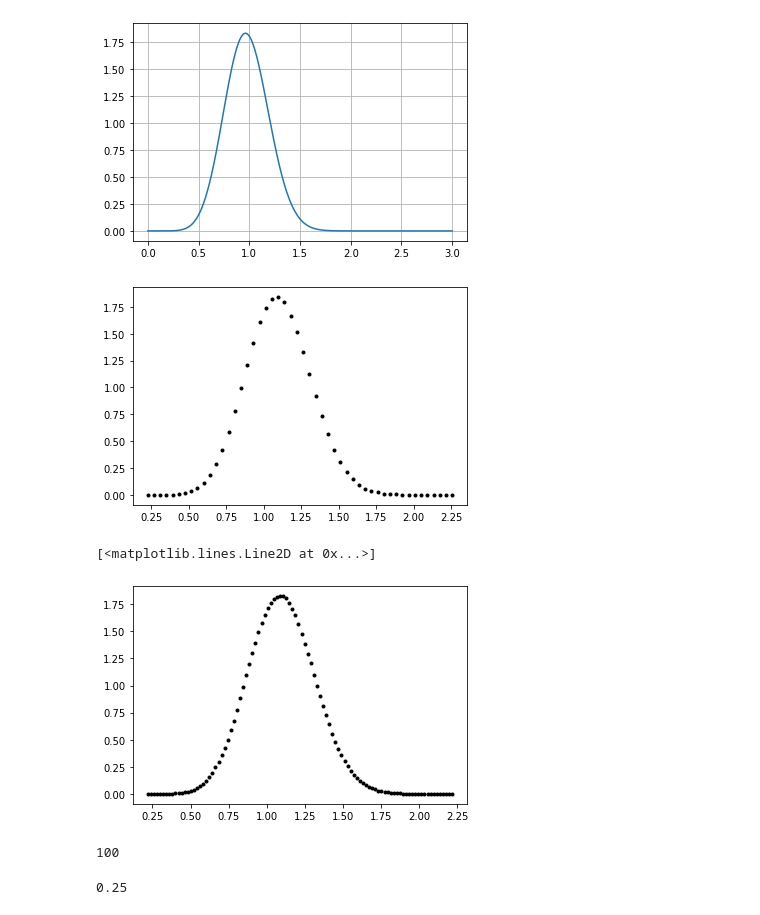
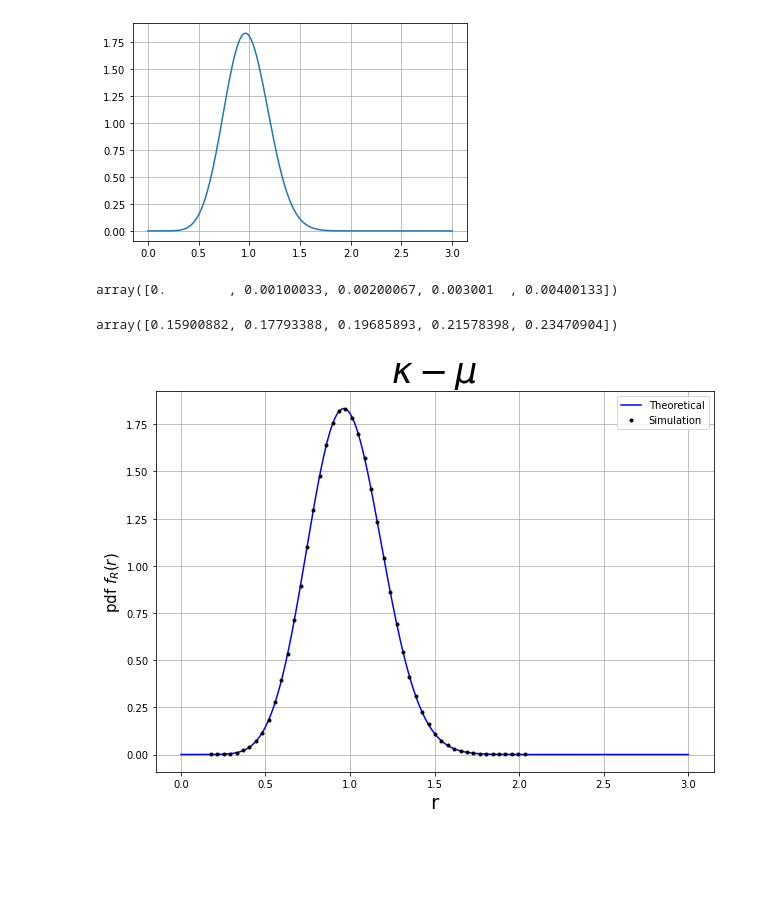
Before and after one commit to SamuelBFG/ga-fading, a Jupyter notebook: kappaMu.ipynb, the cells around one changed output. Saved outputs shown, nothing was run; the diff lists cells and outputs as text; code cells hidden in the pictures; blank space fills up the shorter version.

Commit message:
plot ok

```diff
--- a/kappaMu.ipynb
+++ b/kappaMu.ipynb
@@ -21,7 +21,7 @@ class KappaMu():
 
       # For simulated densities
       self.generateSamples = self.generateSamples()
-      self.X, self.Y = self.envelopeDensity()
+      self.X, self.Y = self.envelopeDensity(self.numSamples)
 
     def _pdf(self):
       A = (2*self.mu * ((1 + self.kappa)**((self.mu+1)/2))) \
@@ -52,7 +52,7 @@ class KappaMu():
       sigma = self.scatteredComponent()
 
       fading = 0
-      for i in range(int(self.mu+1)):
+      for i in range(int(self.mu)):
           X_i = self.generate_Gaussians(p_i, sigma)
           Y_i = self.generate_Gaussians(q_i, sigma)
           fading = fading + X_i**(2) + Y_i**(2)
@@ -69,18 +69,19 @@ class KappaMu():
 
       return p_i, q_i
 
-    def envelopeDensity(self):
-    """
-    Teste
-    """
+    def envelopeDensity(self, numSamples):
+      '''
+      Function for returning X and Y axes for each
+      densities for each simulated sample
+      '''
         # envelopeDensity finds the envelope PDF of the simulated random variables
 
       R = np.sqrt(self.generateSamples)
       kde = kdf(R)
-      x = np.linspace(R.min(), R.max(), 100)
-      p = kde(x)
+      x = np.linspace(R.min(), R.max(), numSamples)
+      y = kde(x)
 
-      return x, p
+      return x, y
 # %%
 kappamu = KappaMu(kappa=1, mu=4, r_hat=1, numSamples=100, numSim=10**6)
 
@@ -89,20 +90,23 @@ plt.plot(kappamu.r, kappamu._pdf());
 plt.grid(True)
 # %% [output]
 [figure]
+# %%
+kappamu.r[:5]
+# %% [output]
+array([0.        , 0.00100033, 0.00200067, 0.003001  , 0.00400133])
+# %%
+kappamu.X[:5]
+# %% [output]
+array([0.15900882, 0.17793388, 0.19685893, 0.21578398, 0.23470904])
 # %%
-plt.plot(kappamu.X[1:len(kappamu.X):2], kappamu.Y[1:len(kappamu.Y):2], "k.", label='Simulation');
+plt.figure(figsize=(10,7))
+plt.grid(True)
+plt.plot(kappamu.r, kappamu._pdf(), 'b', label='Theoretical')
+plt.plot(kappamu.X[1:len(kappamu.X):2], kappamu.Y[1:len(kappamu.Y):2], "k.", label='Simulation')
+plt.title(r'$\kappa-\mu$', size=35)
+plt.ylabel(r'pdf $f_{R}(r)$', rotation=90, size=15)
+plt.xlabel(r'r', size=20)
+plt.legend()
+plt.show();
 # %% [output]
-[figure, old version]
+[figure, new version]
-# %%
-plt.plot(kappamu.X, kappamu.Y, "k.", label='Simulation')
-# %% [output]
-[<matplotlib.lines.Line2D at 0x...>]
-[figure, removed]
-# %%
-len(kappamu.Y)
-# %% [output]
-100
-# %%
-kappamu.scatteredComponent()
-# %% [output]
-0.25
```
